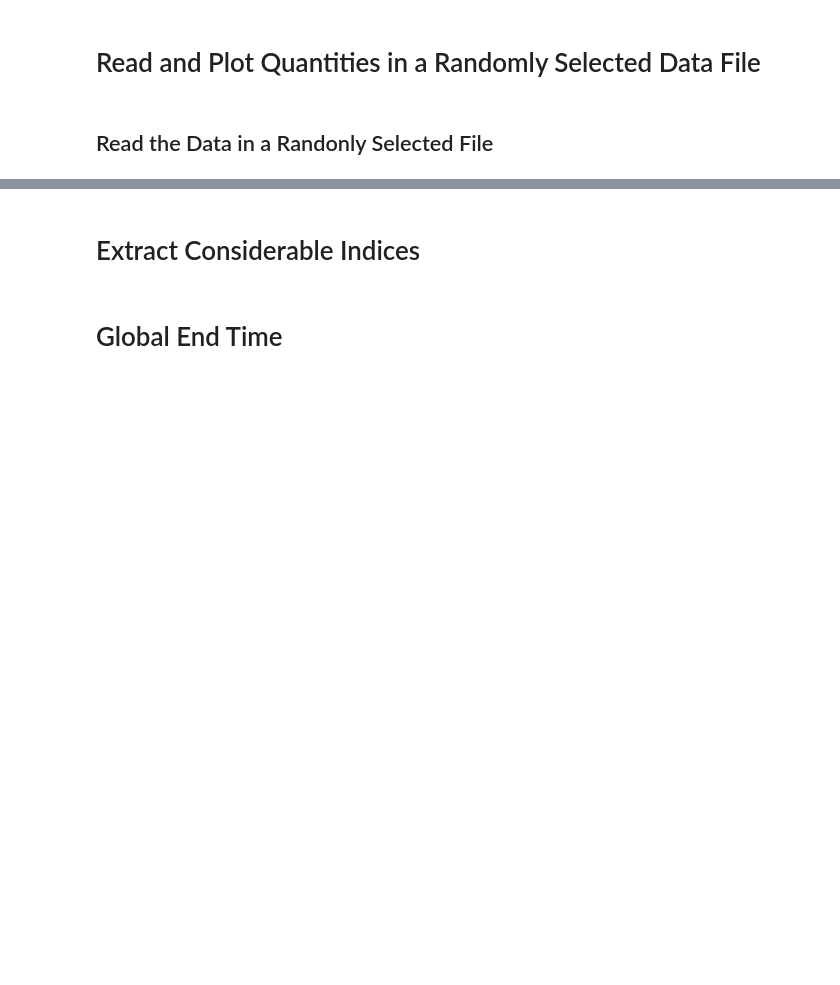
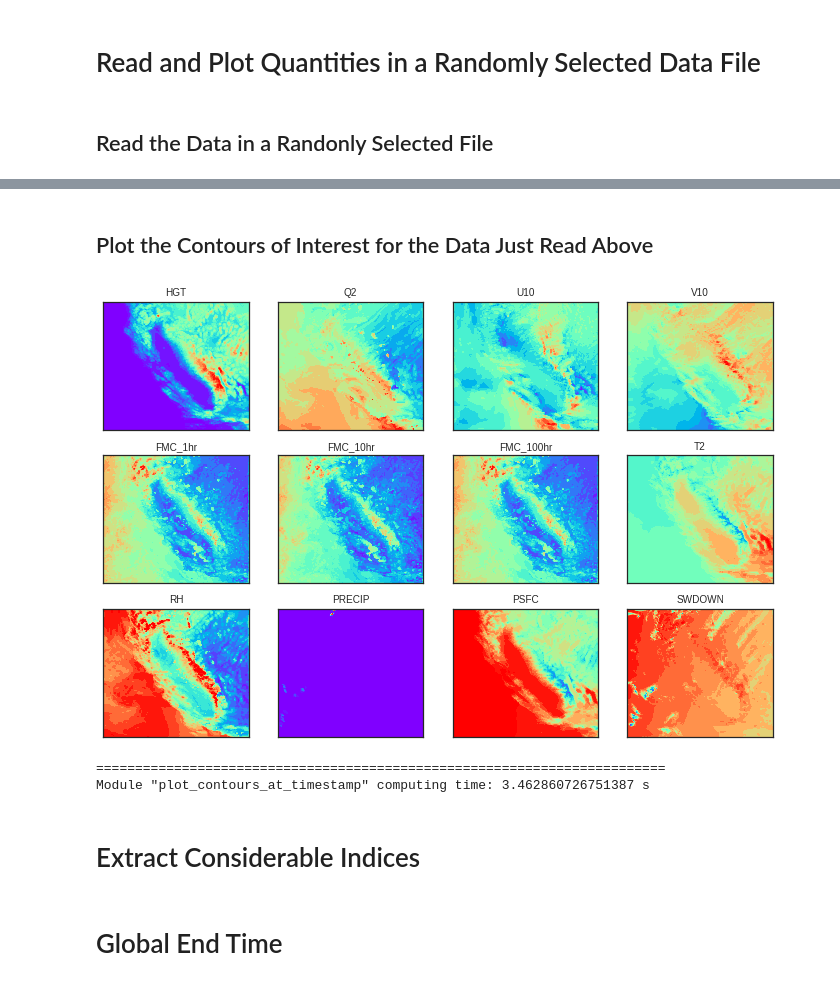
Before and after one commit to LLNL/MLAP, a Jupyter notebook: SJSU_Data_Proc/Extract_DFM_Reanalysis_Data.ipynb, the cells around one changed output, grey strips where cells are left out. Saved outputs shown, nothing was run; the diff lists cells and outputs as text; code cells hidden in the pictures; blank space fills up the shorter version.

Commit message:
Implement plotting contours of QoIs in a single data file

```diff
--- a/SJSU_Data_Proc/Extract_DFM_Reanalysis_Data.ipynb
+++ b/SJSU_Data_Proc/Extract_DFM_Reanalysis_Data.ipynb
@@ -183,3 +184,15 @@ Module "read_single_data_file" computing time: 0.11447901302017272 s
+# %% [markdown]
+## Plot the Contours of Interest for the Data Just Read Above
+# %%
+module_start_time = timer()
+qoi_to_plot = ['HGT', 'Q2', 'U10', 'V10', 'FMC_1hr', 'FMC_10hr', 'FMC_100hr', 'T2', 'RH', 'PRECIP', 'PSFC', 'SWDOWN']
+plot_contours_at_timestamp (data_at_timestamp, qoi_to_plot, extracted_data_loc)
+module_end_time = timer()
+print('Module "plot_contours_at_timestamp" computing time: {} s'.format(module_end_time - module_start_time))
+# %% [output]
+[figure, added]
+=========================================================================
+Module "plot_contours_at_timestamp" computing time: 3.462860726751387 s
 # %% [markdown]
 # Extract Considerable Indices
 # %%
```
Also changed, not shown: parts of 11 cells of this notebook, 1 other file.
